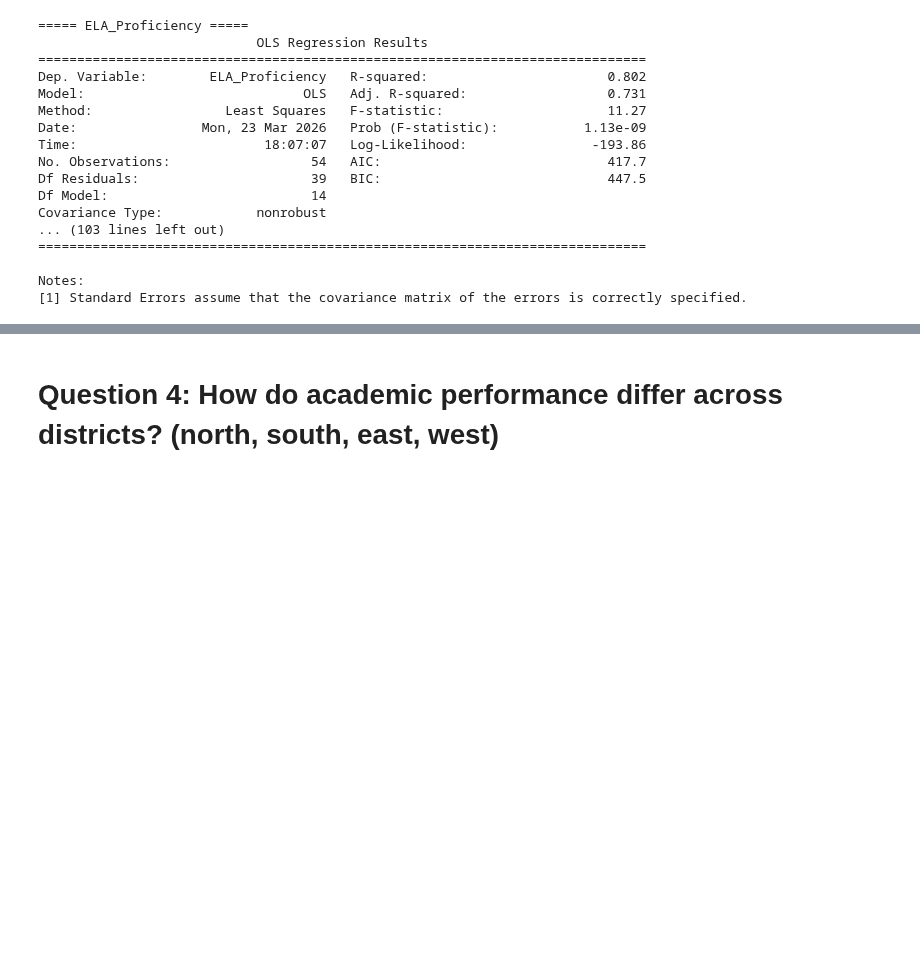
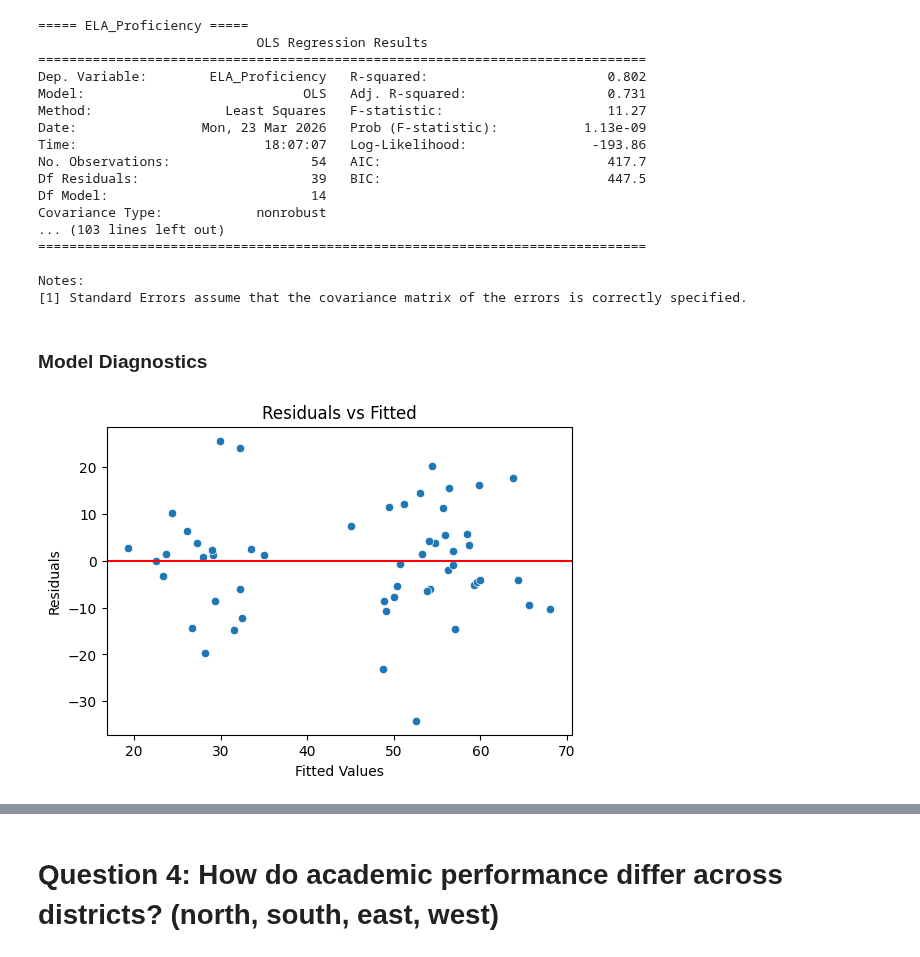
Before and after one commit to IshitaSingh23/STUDENT-MEALS, a Jupyter notebook: EDA.ipynb, the cells around one changed output, grey strips where cells are left out. Cells and saved outputs as stored; diff of their text form; code cells hidden in the pictures; blank space fills up the shorter version.

Commit message:
Final Models

```diff
--- a/EDA.ipynb
+++ b/EDA.ipynb
@@ -1066,3 +1051,24 @@ Covariance Type:            nonrobust
 
 Notes:
 [1] Standard Errors assume that the covariance matrix of the errors is correctly specified.
+# %% [markdown]
+### Model Diagnostics
+# %%
+import matplotlib.pyplot as plt
+import seaborn as sns
+import statsmodels.api as sm
+
+# Assuming model = your fitted OLS model
+residuals = model.resid
+fitted = model.fittedvalues
+
+# 1. Residuals vs Fitted (Linearity + Homoscedasticity)
+plt.figure(figsize=(6,4))
+sns.scatterplot(x=fitted, y=residuals)
+plt.axhline(0, color='red')
+plt.xlabel("Fitted Values")
+plt.ylabel("Residuals")
+plt.title("Residuals vs Fitted")
+plt.show()
+# %% [output]
+[figure, added]
```
Also changed, not shown: parts of 6 cells of this notebook, 7 other files.
